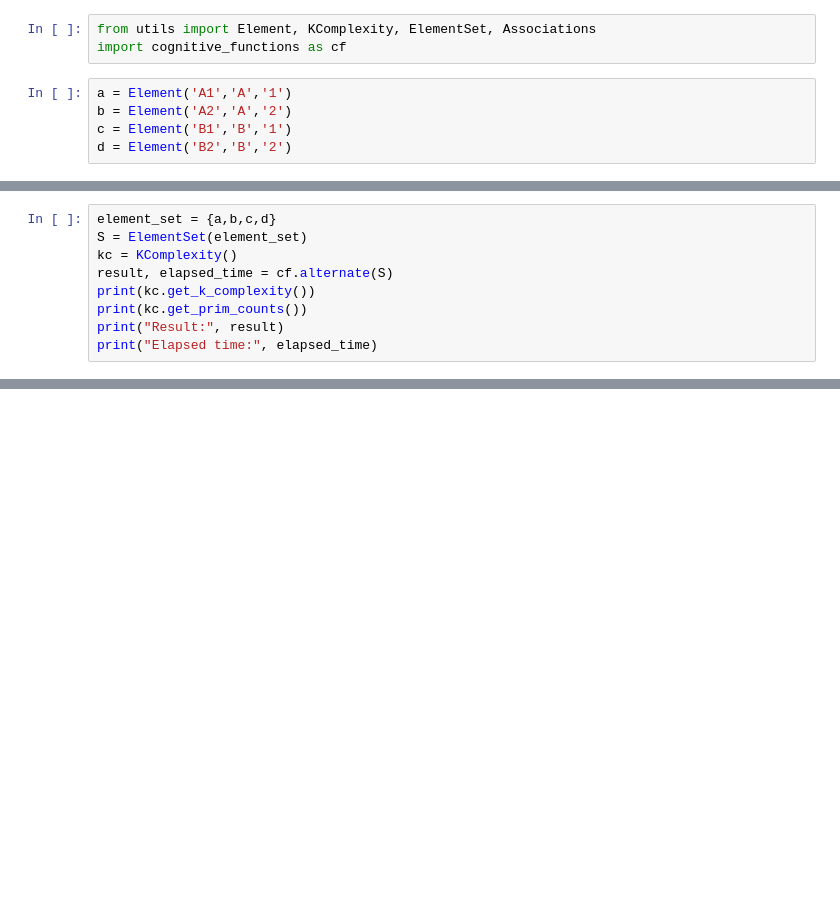
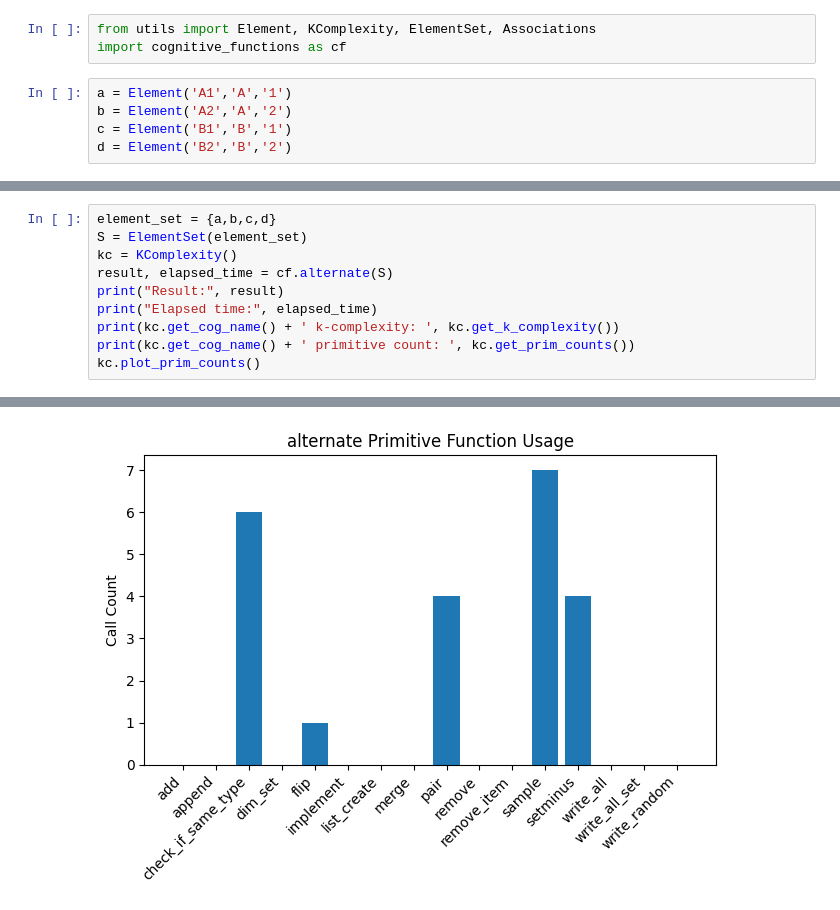
Before and after one commit to bendemonium/LoT-modeling, a Jupyter notebook: newtest.ipynb, the cells around one changed output, grey strips where cells are left out. Cells and saved outputs as stored; diff of their text form; blank space fills up the shorter version.

```diff
--- a/newtest.ipynb
+++ b/newtest.ipynb
@@ -39,8 +126,9 @@ element_set = {a,b,c,d}
 S = ElementSet(element_set)
 kc = KComplexity()
 result, elapsed_time = cf.alternate(S)
-print(kc.get_k_complexity())
-print(kc.get_prim_counts())
 print("Result:", result)
 print("Elapsed time:", elapsed_time)
+print(kc.get_cog_name() + ' k-complexity: ', kc.get_k_complexity())
+print(kc.get_cog_name() + ' primitive count: ', kc.get_prim_counts())
+kc.plot_prim_counts()
 # %% [output]
@@ -51,2 +139,3 @@ Elapsed time: 5.4000120144337416e-06
+[figure, added]
 # %%
 element_set = {a,b,c,d}
```
Also changed, not shown: parts of 10 cells of this notebook, 4 other files.
